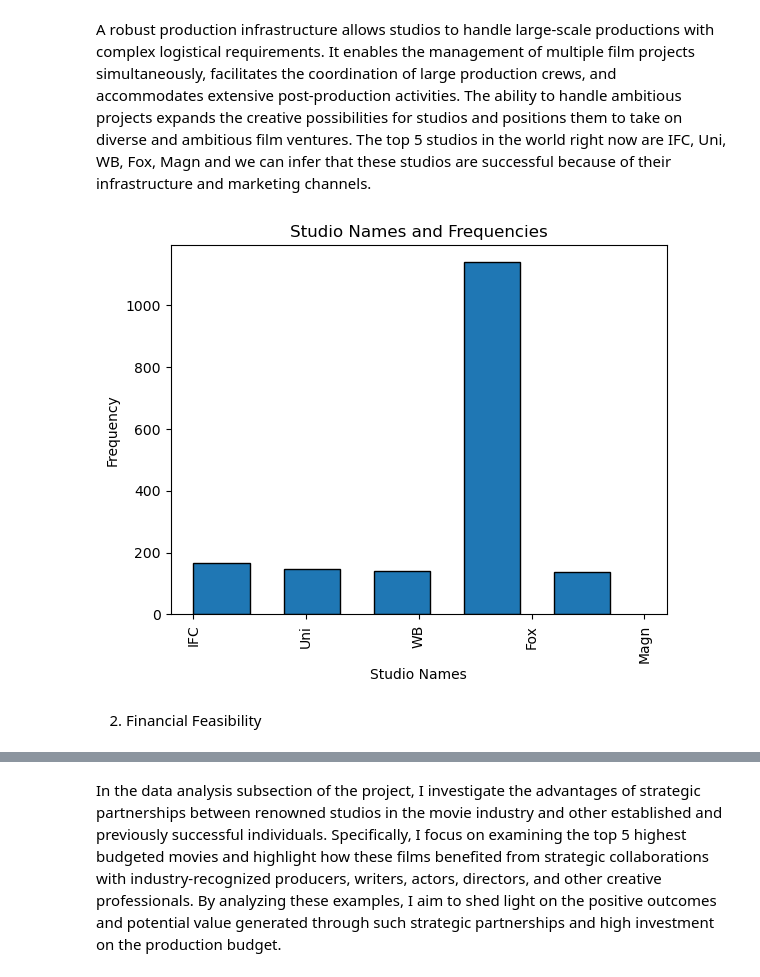
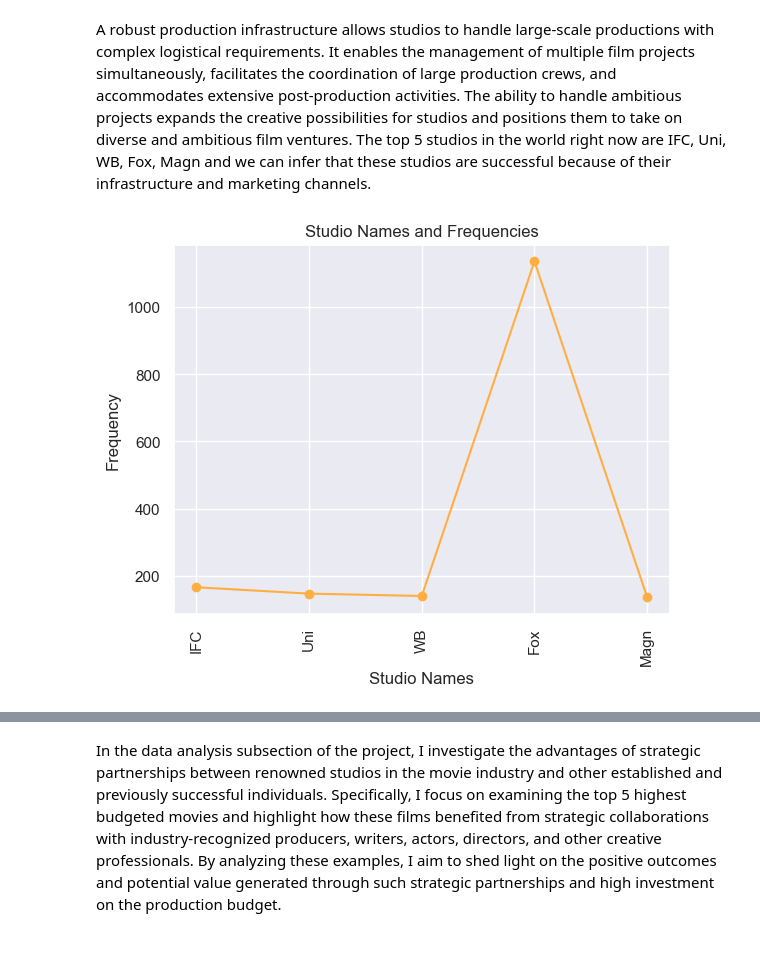
Before and after one commit to Wendy0001/EndofP1, a Jupyter notebook: NotebookP2.ipynb, the cells around one changed output, grey strips where cells are left out. Saved outputs shown, nothing was run; the diff lists cells and outputs as text; code cells hidden in the pictures; blank space fills up the shorter version.

```diff
--- a/NotebookP2.ipynb
+++ b/NotebookP2.ipynb
@@ -599,17 +537,17 @@ DATA ANALYSIS
 A robust production infrastructure allows studios to handle large-scale productions with complex logistical requirements. It enables the management of multiple film projects simultaneously, facilitates the coordination of large production crews, and accommodates extensive post-production activities. The ability to handle ambitious projects expands the creative possibilities for studios and positions them to take on diverse and ambitious film ventures.
 The top 5 studios in the world right now are IFC, Uni, WB, Fox, Magn and we can infer that these studios are successful because of their infrastructure and marketing channels.
 # %%
-#Examining the top 5 studios
-
 studio_names = ['IFC', 'Uni', 'WB', 'Fox', 'Magn']
 frequencies = [166, 147, 140, 1136, 136]
-plt.hist(studio_names, bins=len(studio_names), weights=frequencies, width=0.5, edgecolor='black')
-plt.tick_params(axis="x", labelrotation=90)
+years = range(len(studio_names))
+
+plt.plot(years, frequencies, marker='o', linestyle='-', color='#FFAE42')
+plt.xticks(years, studio_names, rotation=90)
 plt.xlabel('Studio Names')
 plt.ylabel('Frequency')
 plt.title('Studio Names and Frequencies')
+plt.grid(True)
+
 plt.show()
 # %% [output]
-[figure, old version]
+[figure, new version]
-# %% [markdown]
-2. Financial Feasibility
```
Also changed, not shown: parts of 25 cells of this notebook.
